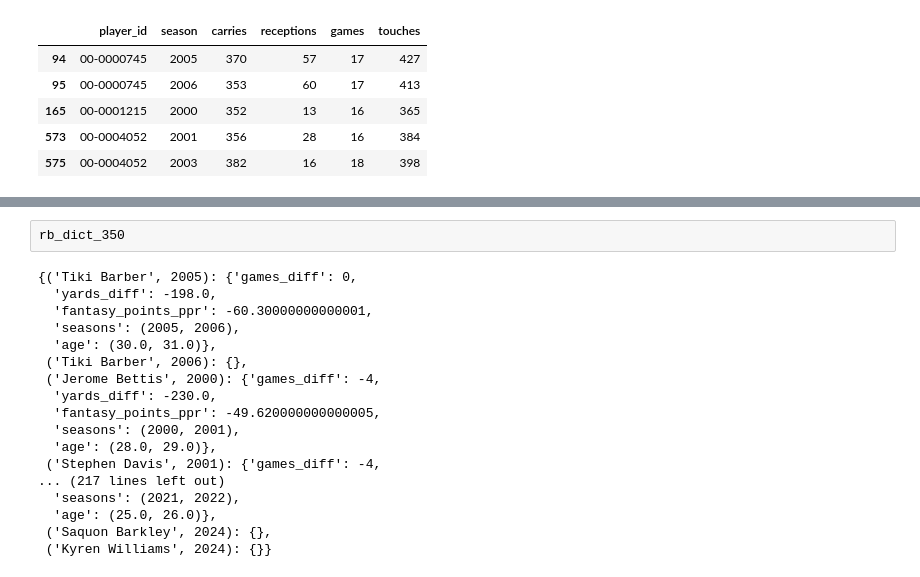
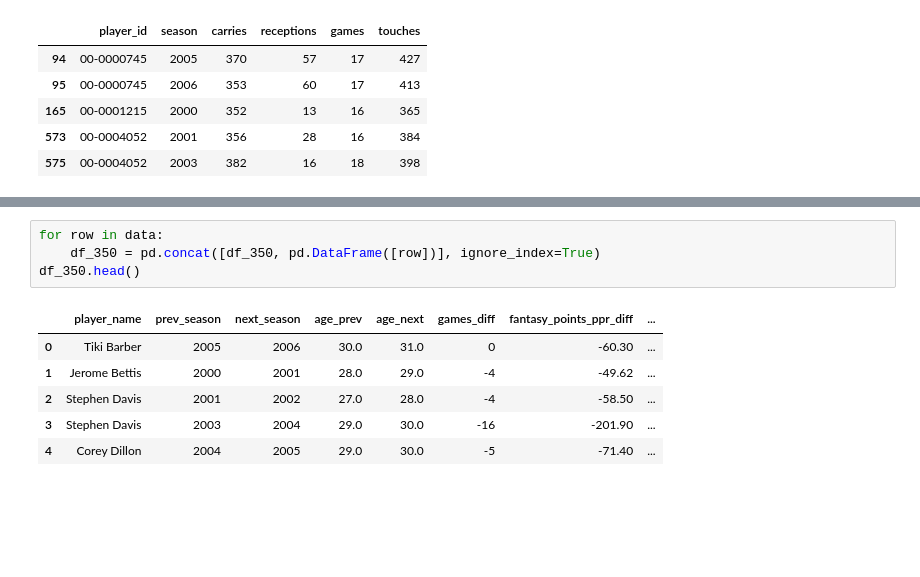
Before and after one commit to Alex-Bishka/Fantasy, a Jupyter notebook: Analysis/Notebooks/rb-workload.ipynb, the cells around one changed output, grey strips where cells are left out. Cells and saved outputs as stored; diff of their text form; blank space fills up the shorter version.

```diff
--- a/Analysis/Notebooks/rb-workload.ipynb
+++ b/Analysis/Notebooks/rb-workload.ipynb
@@ -195,20 +296,11 @@ for index, row in df_carries_over_350.iterrows():
 # %%
-rb_dict_350
+for row in data:
+    df_350 = pd.concat([df_350, pd.DataFrame([row])], ignore_index=True)
+df_350.head()
 # %% [output]
-{('Tiki Barber', 2005): {'games_diff': 0,
-  'yards_diff': -198.0,
-  'fantasy_points_ppr': -60.30000000000001,
-  'seasons': (2005, 2006),
-  'age': (30.0, 31.0)},
- ('Tiki Barber', 2006): {},
- ('Jerome Bettis', 2000): {'games_diff': -4,
-  'yards_diff': -230.0,
-  'fantasy_points_ppr': -49.620000000000005,
-  'seasons': (2000, 2001),
-  'age': (28.0, 29.0)},
- ('Stephen Davis', 2001): {'games_diff': -4,
-... (217 lines left out)
-  'seasons': (2021, 2022),
-  'age': (25.0, 26.0)},
- ('Saquon Barkley', 2024): {},
- ('Kyren Williams', 2024): {}}
+|  | player_name | prev_season | next_season | age_prev | age_next | games_diff | fantasy_points_ppr_diff | ... |
+| 0 | Tiki Barber | 2005 | 2006 | 30.0 | 31.0 | 0 | -60.30 | ... |
+| 1 | Jerome Bettis | 2000 | 2001 | 28.0 | 29.0 | -4 | -49.62 | ... |
+| 2 | Stephen Davis | 2001 | 2002 | 27.0 | 28.0 | -4 | -58.50 | ... |
+| 3 | Stephen Davis | 2003 | 2004 | 29.0 | 30.0 | -16 | -201.90 | ... |
+| 4 | Corey Dillon | 2004 | 2005 | 29.0 | 30.0 | -5 | -71.40 | ... |
```
Also changed, not shown: parts of 23 cells of this notebook, 2 other files.
